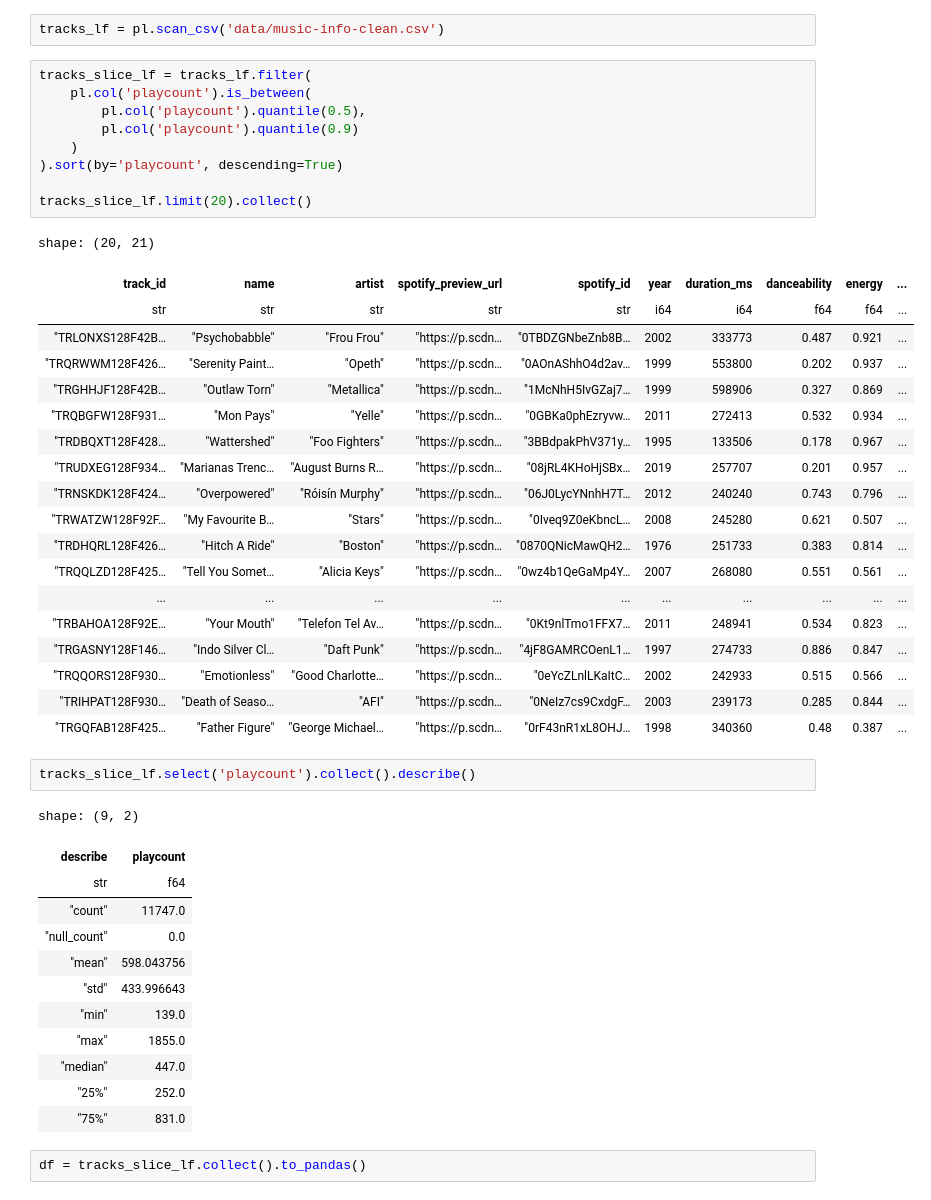
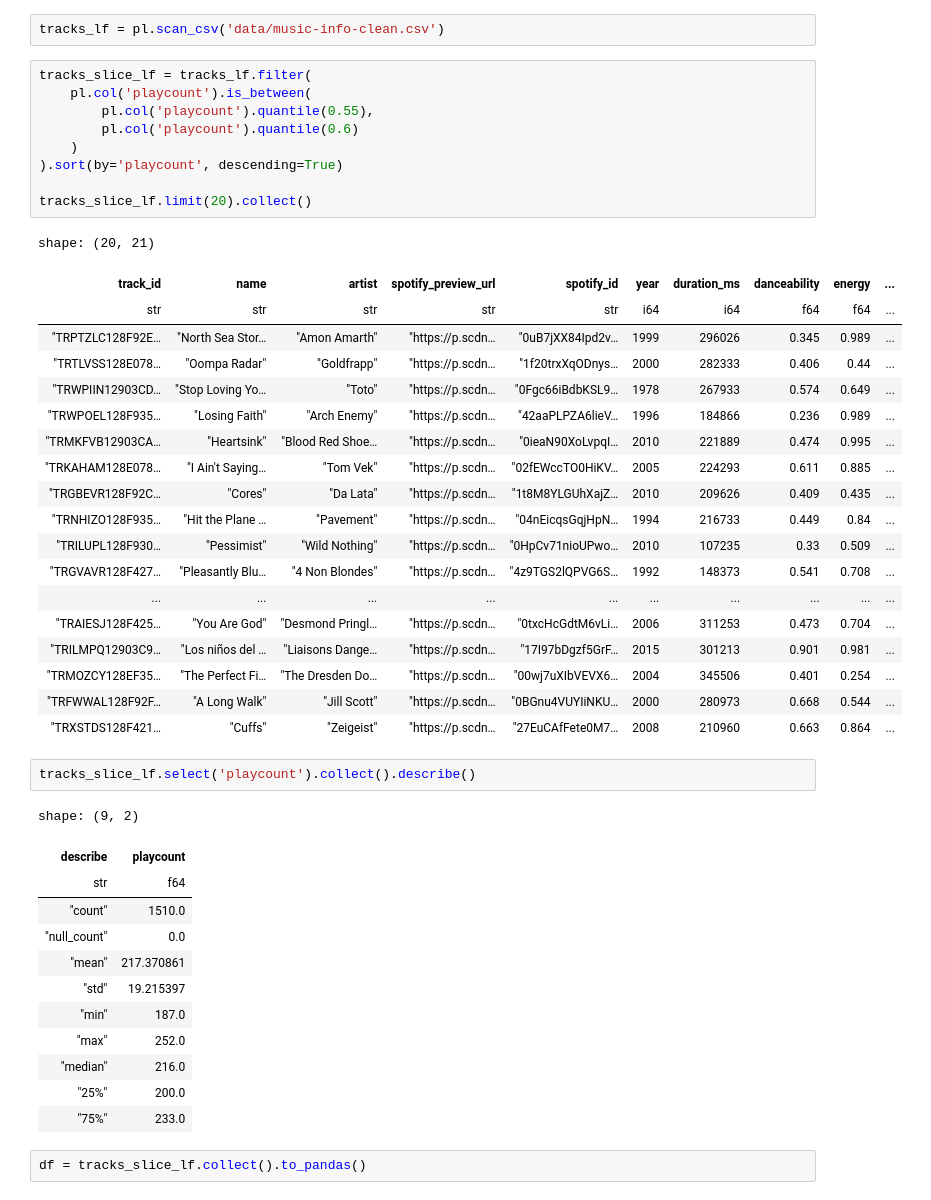
Before and after one commit to panierka/SongsDatabaseAnalysis, a Jupyter notebook: ml.ipynb, the cells around one changed output. Cells and saved outputs as stored; diff of their text form.

```diff
--- a/ml.ipynb
+++ b/ml.ipynb
@@ -19,47 +28,47 @@ tracks_lf = pl.scan_csv('data/music-info-clean.csv')
 # %%
 tracks_slice_lf = tracks_lf.filter(
     pl.col('playcount').is_between(
-        pl.col('playcount').quantile(0.5),
-        pl.col('playcount').quantile(0.9)
+        pl.col('playcount').quantile(0.55),
+        pl.col('playcount').quantile(0.6)
     )
 ).sort(by='playcount', descending=True)
 
 tracks_slice_lf.limit(20).collect()
 # %% [output]
 shape: (20, 21)
 | track_id | name | artist | spotify_preview_url | spotify_id | year | duration_ms | danceability | energy | ... |
 | str | str | str | str | str | i64 | i64 | f64 | f64 | ... |
-| "TRLONXS128F42B… | "Psychobabble" | "Frou Frou" | "https://p.scdn… | "0TBDZGNbeZnb8B… | 2002 | 333773 | 0.487 | 0.921 | ... |
-| "TRQRWWM128F426… | "Serenity Paint… | "Opeth" | "https://p.scdn… | "0AOnAShhO4d2av… | 1999 | 553800 | 0.202 | 0.937 | ... |
-| "TRGHHJF128F42B… | "Outlaw Torn" | "Metallica" | "https://p.scdn… | "1McNhH5IvGZaj7… | 1999 | 598906 | 0.327 | 0.869 | ... |
-| "TRQBGFW128F931… | "Mon Pays" | "Yelle" | "https://p.scdn… | "0GBKa0phEzryvw… | 2011 | 272413 | 0.532 | 0.934 | ... |
-| "TRDBQXT128F428… | "Wattershed" | "Foo Fighters" | "https://p.scdn… | "3BBdpakPhV371y… | 1995 | 133506 | 0.178 | 0.967 | ... |
-| "TRUDXEG128F934… | "Marianas Trenc… | "August Burns R… | "https://p.scdn… | "08jRL4KHoHjSBx… | 2019 | 257707 | 0.201 | 0.957 | ... |
-| "TRNSKDK128F424… | "Overpowered" | "Róisín Murphy" | "https://p.scdn… | "06J0LycYNnhH7T… | 2012 | 240240 | 0.743 | 0.796 | ... |
-| "TRWATZW128F92F… | "My Favourite B… | "Stars" | "https://p.scdn… | "0Iveq9Z0eKbncL… | 2008 | 245280 | 0.621 | 0.507 | ... |
-| "TRDHQRL128F426… | "Hitch A Ride" | "Boston" | "https://p.scdn… | "0870QNicMawQH2… | 1976 | 251733 | 0.383 | 0.814 | ... |
-| "TRQQLZD128F425… | "Tell You Somet… | "Alicia Keys" | "https://p.scdn… | "0wz4b1QeGaMp4Y… | 2007 | 268080 | 0.551 | 0.561 | ... |
+| "TRPTZLC128F92E… | "North Sea Stor… | "Amon Amarth" | "https://p.scdn… | "0uB7jXX84Ipd2v… | 1999 | 296026 | 0.345 | 0.989 | ... |
+| "TRTLVSS128E078… | "Oompa Radar" | "Goldfrapp" | "https://p.scdn… | "1f20trxXqODnys… | 2000 | 282333 | 0.406 | 0.44 | ... |
+| "TRWPIIN12903CD… | "Stop Loving Yo… | "Toto" | "https://p.scdn… | "0Fgc66iBdbKSL9… | 1978 | 267933 | 0.574 | 0.649 | ... |
+| "TRWPOEL128F935… | "Losing Faith" | "Arch Enemy" | "https://p.scdn… | "42aaPLPZA6lieV… | 1996 | 184866 | 0.236 | 0.989 | ... |
+| "TRMKFVB12903CA… | "Heartsink" | "Blood Red Shoe… | "https://p.scdn… | "0ieaN90XoLvpqI… | 2010 | 221889 | 0.474 | 0.995 | ... |
+| "TRKAHAM128E078… | "I Ain't Saying… | "Tom Vek" | "https://p.scdn… | "02fEWccTO0HiKV… | 2005 | 224293 | 0.611 | 0.885 | ... |
+| "TRGBEVR128F92C… | "Cores" | "Da Lata" | "https://p.scdn… | "1t8M8YLGUhXajZ… | 2010 | 209626 | 0.409 | 0.435 | ... |
+| "TRNHIZO128F935… | "Hit the Plane … | "Pavement" | "https://p.scdn… | "04nEicqsGqjHpN… | 1994 | 216733 | 0.449 | 0.84 | ... |
+| "TRILUPL128F930… | "Pessimist" | "Wild Nothing" | "https://p.scdn… | "0HpCv71nioUPwo… | 2010 | 107235 | 0.33 | 0.509 | ... |
+| "TRGVAVR128F427… | "Pleasantly Blu… | "4 Non Blondes" | "https://p.scdn… | "4z9TGS2lQPVG6S… | 1992 | 148373 | 0.541 | 0.708 | ... |
 | ... | ... | ... | ... | ... | ... | ... | ... | ... | ... |
-| "TRBAHOA128F92E… | "Your Mouth" | "Telefon Tel Av… | "https://p.scdn… | "0Kt9nlTmo1FFX7… | 2011 | 248941 | 0.534 | 0.823 | ... |
-| "TRGASNY128F146… | "Indo Silver Cl… | "Daft Punk" | "https://p.scdn… | "4jF8GAMRCOenL1… | 1997 | 274733 | 0.886 | 0.847 | ... |
-| "TRQQORS128F930… | "Emotionless" | "Good Charlotte… | "https://p.scdn… | "0eYcZLnlLKaItC… | 2002 | 242933 | 0.515 | 0.566 | ... |
-| "TRIHPAT128F930… | "Death of Seaso… | "AFI" | "https://p.scdn… | "0NeIz7cs9CxdgF… | 2003 | 239173 | 0.285 | 0.844 | ... |
-| "TRGQFAB128F425… | "Father Figure" | "George Michael… | "https://p.scdn… | "0rF43nR1xL8OHJ… | 1998 | 340360 | 0.48 | 0.387 | ... |
+| "TRAIESJ128F425… | "You Are God" | "Desmond Pringl… | "https://p.scdn… | "0txcHcGdtM6vLi… | 2006 | 311253 | 0.473 | 0.704 | ... |
+| "TRILMPQ12903C9… | "Los niños del … | "Liaisons Dange… | "https://p.scdn… | "17I97bDgzf5GrF… | 2015 | 301213 | 0.901 | 0.981 | ... |
+| "TRMOZCY128EF35… | "The Perfect Fi… | "The Dresden Do… | "https://p.scdn… | "00wj7uXIbVEVX6… | 2004 | 345506 | 0.401 | 0.254 | ... |
+| "TRFWWAL128F92F… | "A Long Walk" | "Jill Scott" | "https://p.scdn… | "0BGnu4VUYIiNKU… | 2000 | 280973 | 0.668 | 0.544 | ... |
+| "TRXSTDS128F421… | "Cuffs" | "Zeigeist" | "https://p.scdn… | "27EuCAfFete0M7… | 2008 | 210960 | 0.663 | 0.864 | ... |
 # %%
 tracks_slice_lf.select('playcount').collect().describe()
 # %% [output]
 shape: (9, 2)
 | describe | playcount |
 | str | f64 |
-| "count" | 11747.0 |
+| "count" | 1510.0 |
 | "null_count" | 0.0 |
-| "mean" | 598.043756 |
-| "std" | 433.996643 |
-| "min" | 139.0 |
-| "max" | 1855.0 |
-| "median" | 447.0 |
-| "25%" | 252.0 |
-| "75%" | 831.0 |
+| "mean" | 217.370861 |
+| "std" | 19.215397 |
+| "min" | 187.0 |
+| "max" | 252.0 |
+| "median" | 216.0 |
+| "25%" | 200.0 |
+| "75%" | 233.0 |
 # %%
 df = tracks_slice_lf.collect().to_pandas()
 # %%
```
Also changed, not shown: parts of 9 cells of this notebook, 1 other file.
